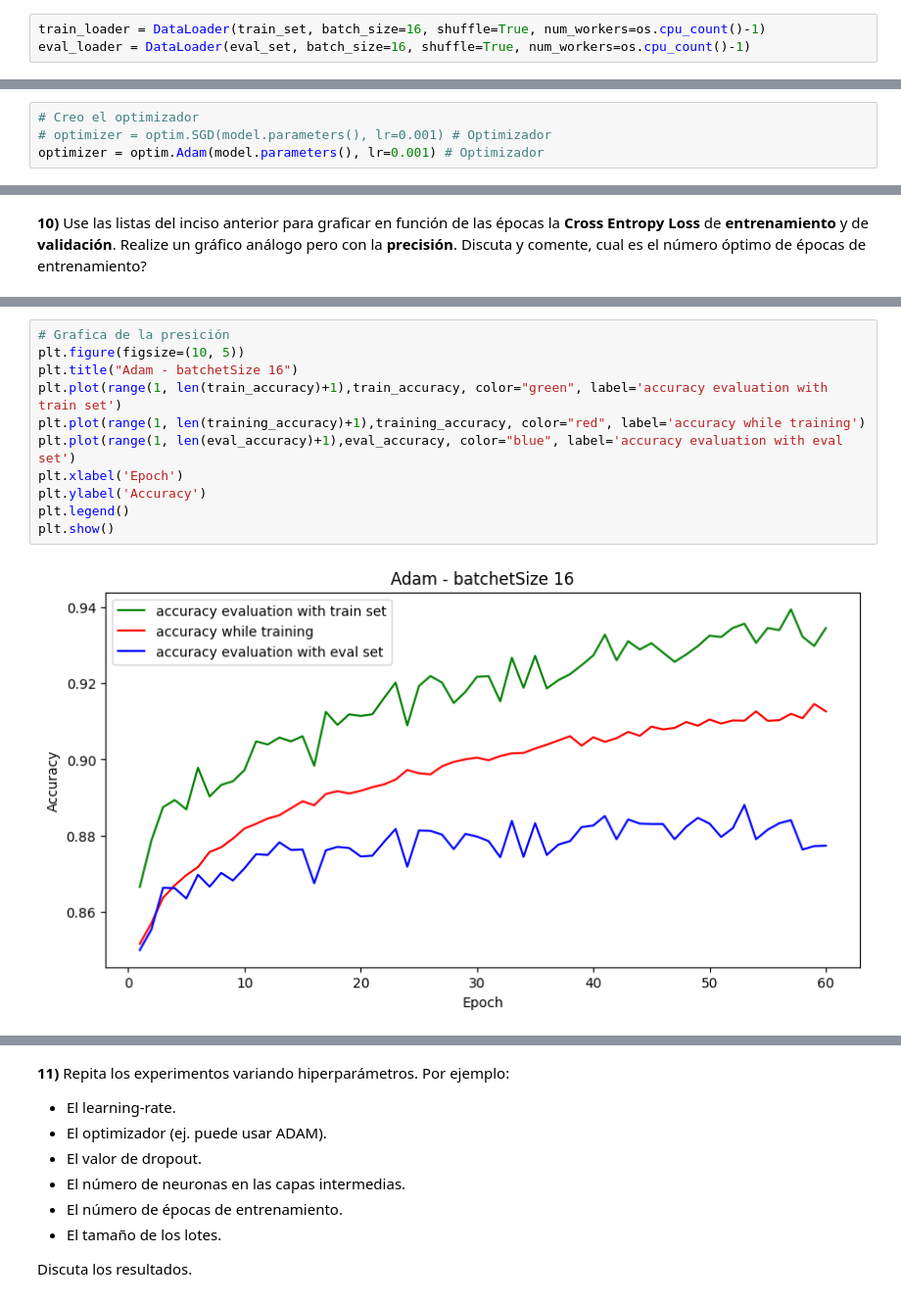
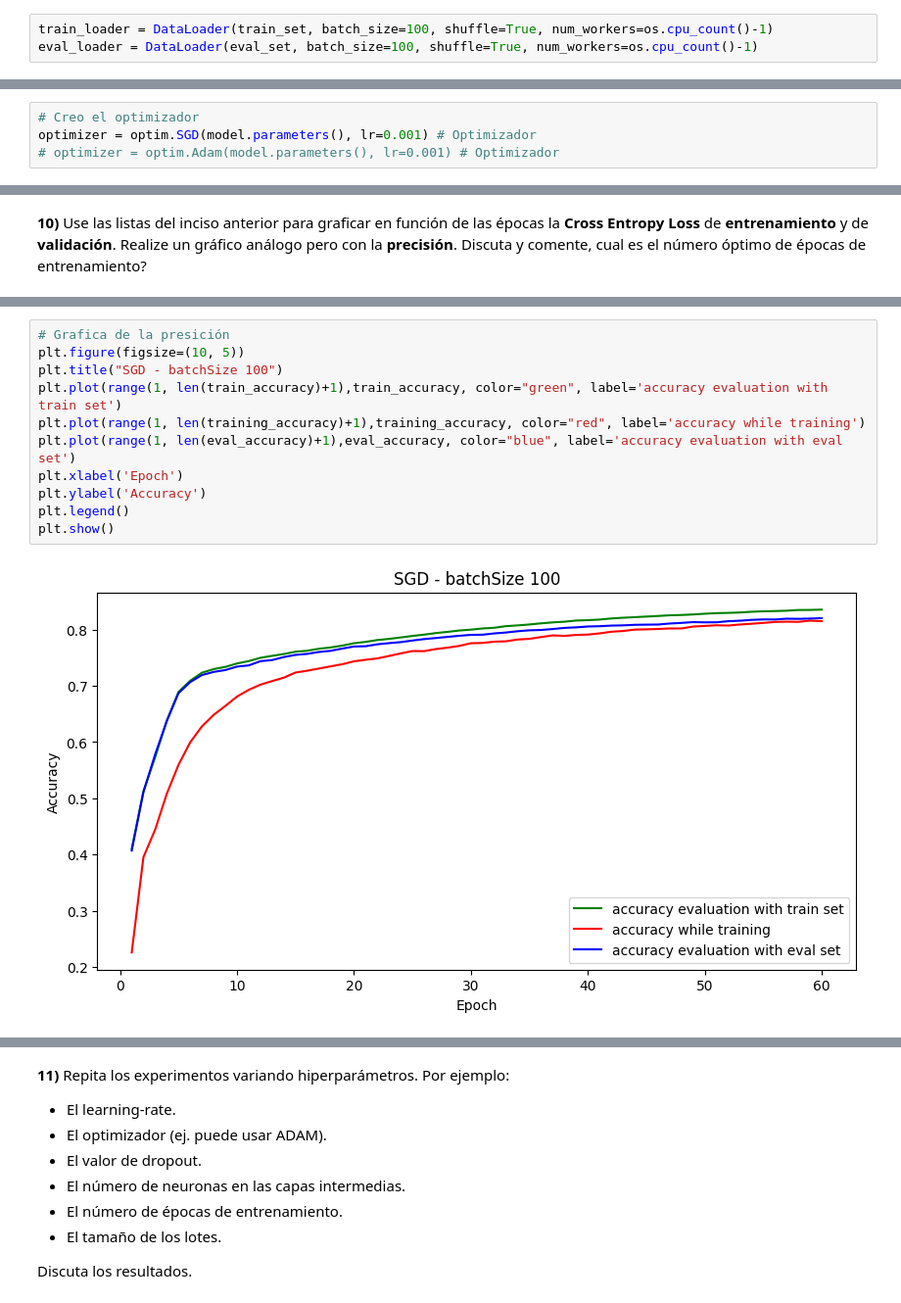
Before and after one commit to aletole1/Clasificando-Fashion-MNIST-con-PyTorch, a Jupyter notebook: redes_neuronales_2024_guia_12.ipynb, the cells around one changed output, grey strips where cells are left out. Shown at 98% size. Drawn from its saved outputs; the diff is of its cells as text.

```diff
--- a/redes_neuronales_2024_guia_12.ipynb
+++ b/redes_neuronales_2024_guia_12.ipynb
@@ -276,8 +276,8 @@ def eval_loop(model, valid_loader, loss_function):
 
 **3)** Inicialize dos `DataLoader`s llamados `train_loader` y `valid_loader` a partir del `train_set` (conjunto de entranmiento) y del `valid_set` (conjunto de validación) de Fashion-MNIST, respectivamente, y que usen batchs de 100 ejemplos.
 # %%
-train_loader = DataLoader(train_set, batch_size=16, shuffle=True, num_workers=os.cpu_count()-1)
-eval_loader = DataLoader(eval_set, batch_size=16, shuffle=True, num_workers=os.cpu_count()-1)
+train_loader = DataLoader(train_set, batch_size=100, shuffle=True, num_workers=os.cpu_count()-1)
+eval_loader = DataLoader(eval_set, batch_size=100, shuffle=True, num_workers=os.cpu_count()-1)
 # %% [markdown]
 
 **4)** Cree una función de pérdida usando la **Cross Entropy Loss**.
@@ -296,8 +296,8 @@ model = NeuralNetwork(v1, v2) # Modelo
 **5)** Cree un optimizador que utilice el método de **Stochastic Gradient Descent** con un learning rate igual a $10^{-3}$.
 # %%
 # Creo el optimizador
-# optimizer = optim.SGD(model.parameters(), lr=0.001) # Optimizador
-optimizer = optim.Adam(model.parameters(), lr=0.001) # Optimizador
+optimizer = optim.SGD(model.parameters(), lr=0.001) # Optimizador
+# optimizer = optim.Adam(model.parameters(), lr=0.001) # Optimizador
 # %% [markdown]
 **7)** Especifique en que dispositivo (`device`) va a trabajar: en una **CPU** o en una **GPU**.
 # %%
@@ -355,16 +355,16 @@ plt.show()
 # %%
 # Grafica de la presición
 plt.figure(figsize=(10, 5))
-plt.title("Adam - batchetSize 16")
+plt.title("SGD - batchSize 100")
 plt.plot(range(1, len(train_accuracy)+1),train_accuracy, color="green", label='accuracy evaluation with train set')
 plt.plot(range(1, len(training_accuracy)+1),training_accuracy, color="red", label='accuracy while training')
 plt.plot(range(1, len(eval_accuracy)+1),eval_accuracy, color="blue", label='accuracy evaluation with eval set')
 plt.xlabel('Epoch')
 plt.ylabel('Accuracy')
 plt.legend()
 plt.show()
 # %% [output]
-[figure, old version]
+[figure, new version]
 # %%
 index = len(training_loss)-1
 print(f"train_loss: {train_loss[index]}")
```
Also changed, not shown: parts of 5 cells of this notebook, 3 other files.
